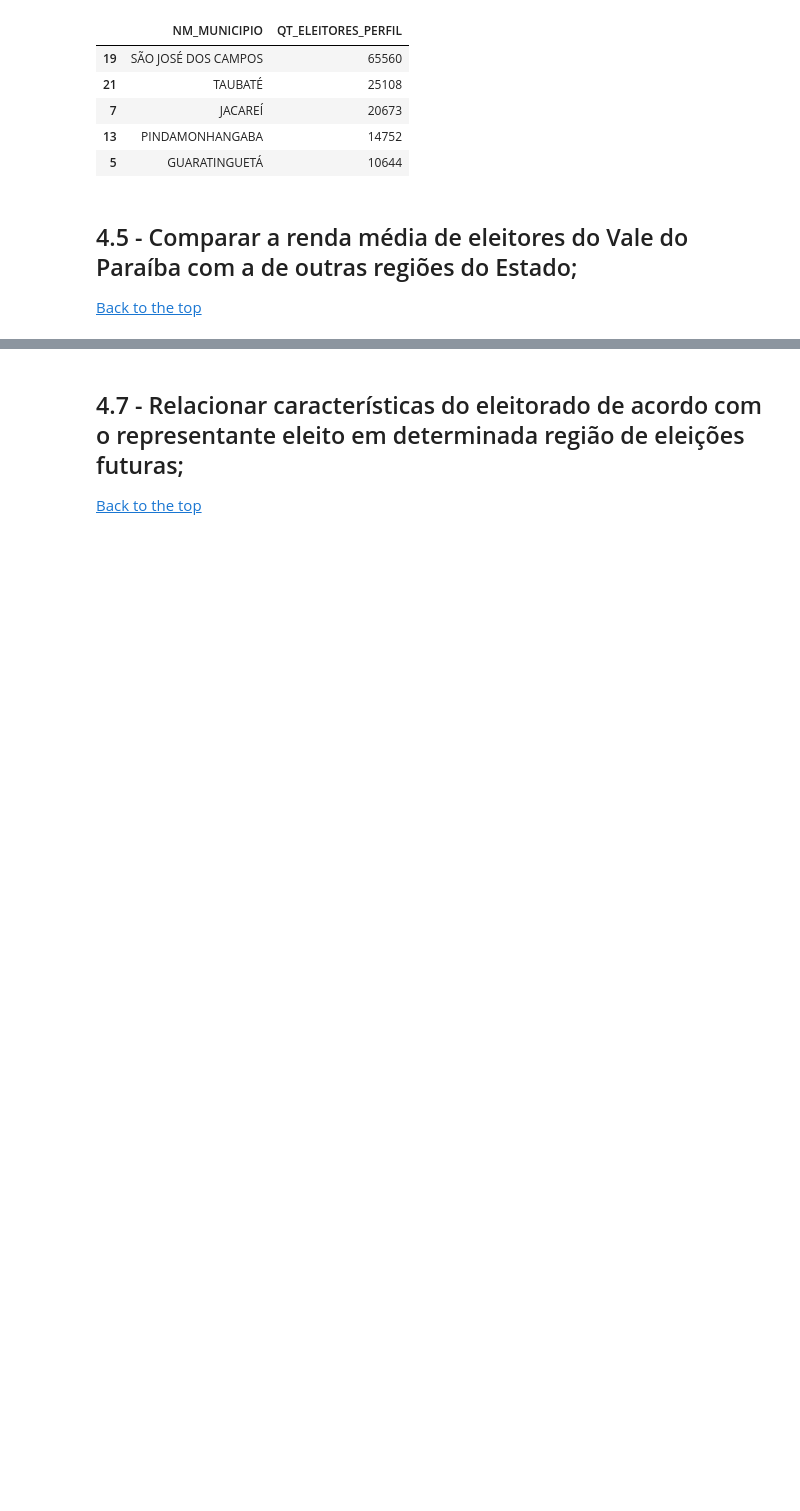
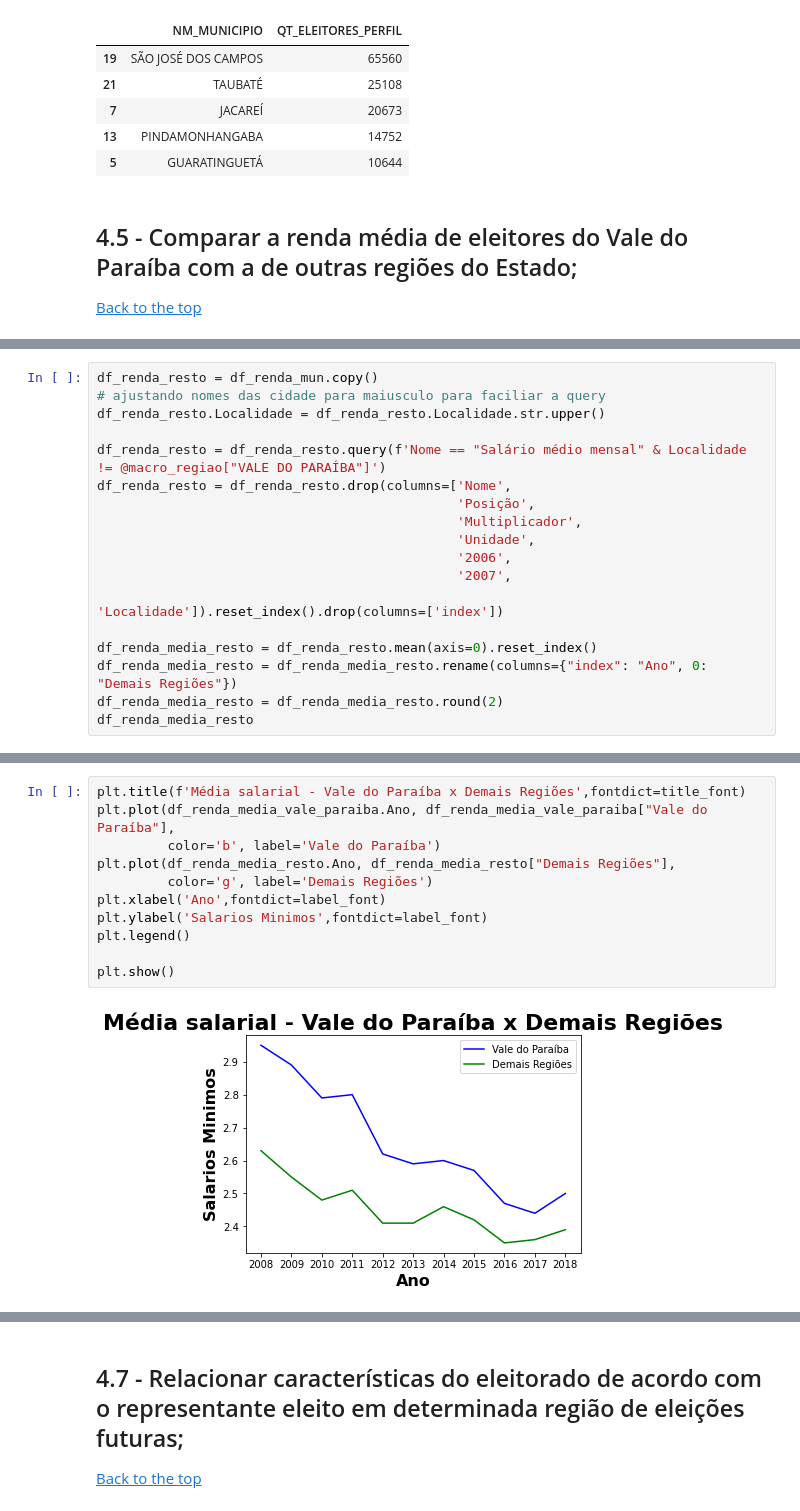
Before and after one commit to aerosdan/data-analysis, a Jupyter notebook: analise_dados_eleitorais.ipynb, the cells around one changed output, grey strips where cells are left out. Cells and saved outputs as stored; diff of their text form; blank space fills up the shorter version.

```diff
--- a/analise_dados_eleitorais.ipynb
+++ b/analise_dados_eleitorais.ipynb
@@ -623,0 +696,18 @@ top_5_cities_most_young_voters(df_perfil_eleitorado_vale)
+# %%
+df_renda_resto = df_renda_mun.copy()
+# ajustando nomes das cidade para maiusculo para faciliar a query
+df_renda_resto.Localidade = df_renda_resto.Localidade.str.upper()
+
+df_renda_resto = df_renda_resto.query(f'Nome == "Salário médio mensal" & Localidade != @macro_regiao["VALE DO PARAÍBA"]')
+df_renda_resto = df_renda_resto.drop(columns=['Nome',
+                                              'Posição',
+                                              'Multiplicador',
+                                              'Unidade',
+                                              '2006',
+                                              '2007',
+                                              'Localidade']).reset_index().drop(columns=['index'])
+
+df_renda_media_resto = df_renda_resto.mean(axis=0).reset_index()
+df_renda_media_resto = df_renda_media_resto.rename(columns={"index": "Ano", 0: "Demais Regiões"})
+df_renda_media_resto = df_renda_media_resto.round(2)
+df_renda_media_resto
@@ -624,3 +727,16 @@ top_5_cities_most_young_voters(df_perfil_eleitorado_vale)
+# %%
+plt.title(f'Média salarial - Vale do Paraíba x Demais Regiões',fontdict=title_font)
+plt.plot(df_renda_media_vale_paraiba.Ano, df_renda_media_vale_paraiba["Vale do Paraíba"],
+         color='b', label='Vale do Paraíba')
+plt.plot(df_renda_media_resto.Ano, df_renda_media_resto["Demais Regiões"],
+         color='g', label='Demais Regiões')
+plt.xlabel('Ano',fontdict=label_font)
+plt.ylabel('Salarios Minimos',fontdict=label_font)
+plt.legend()
+
+plt.show()
+# %% [output]
+[figure, added]
 # %% [markdown]
 <a name="analysis_6"></a>
 ## 4.6 - Automatizar a exportação das estatísticas;
```
Also changed, not shown: parts of 40 cells of this notebook, 5 other files.
